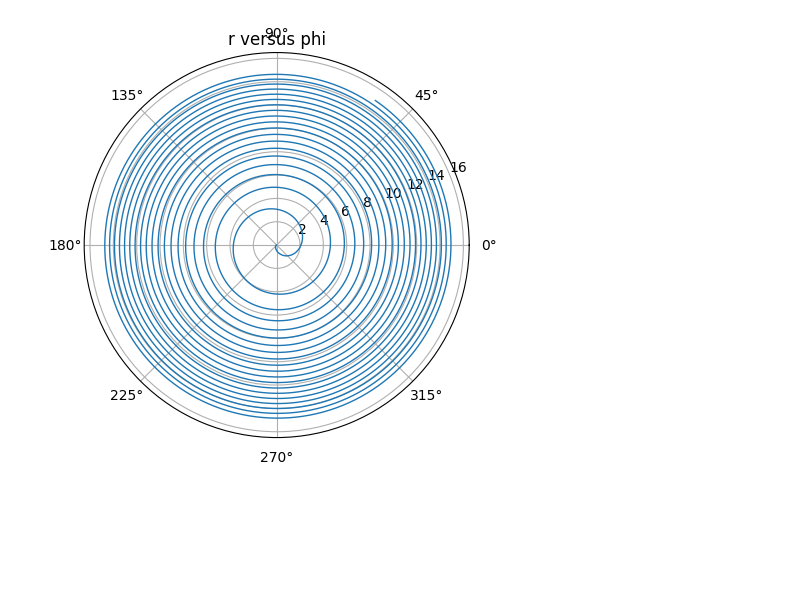
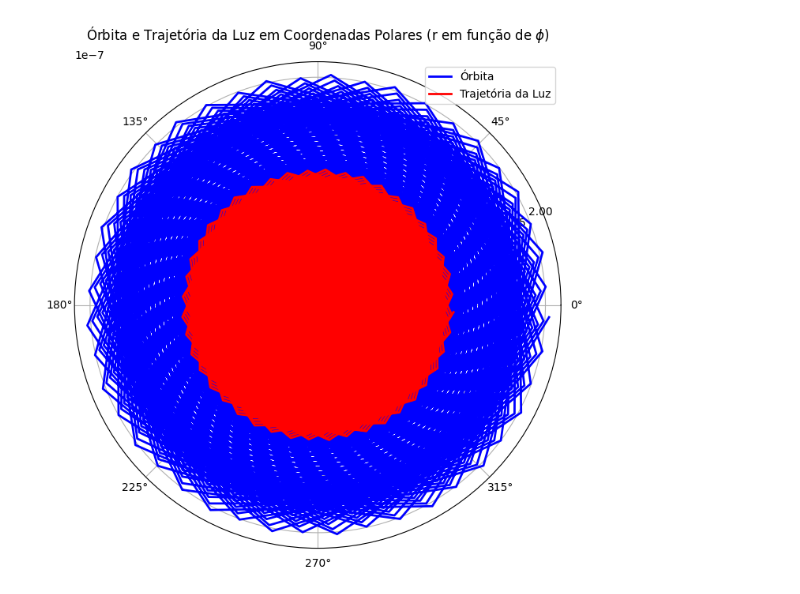
Before and after one commit to Victu42/trabalho_final, a Jupyter notebook: plot.ipynb, the cells around one changed output. Saved outputs shown, nothing was run; the diff lists cells and outputs as text; code cells hidden in the pictures; blank space fills up the shorter version.

Commit message:
pequenas mudanças de parâmetros

```diff
--- a/plot.ipynb
+++ b/plot.ipynb
@@ -49,4 +1,43 @@ def plotar_coordenadas_polares(arquivo):
-# %%
-plotar_coordenadas_polares('orbit_data.txt')
-# %% [output]
-[figure, removed]
+# %%
+import numpy as np
+import pandas as pd
+import matplotlib.pyplot as plt
+
+def plot_polar_data(file_path, color, label):
+    """
+    Função para plotar dados em coordenadas polares.
+
+    Parâmetros:
+        file_path (str): Caminho do arquivo de dados.
+        color (str): Cor da linha do gráfico.
+        label (str): Legenda do gráfico.
+    """
+    # Lê o arquivo, ignorando a primeira linha
+    data = pd.read_csv(file_path, skiprows=1, delim_whitespace=True, header=None)
+
+    # Assume que a primeira coluna é phi (ângulo) e a segunda é r (raio)
+    phi = data[0].values  # Ângulo em radianos
+    r = data[1].values    # Raio
+
+    # Plota os dados
+    ax.plot(phi, r, label=label, color=color, linewidth=2)
+
+# Cria uma figura com um único gráfico polar
+plt.figure(figsize=(8, 8))
+ax = plt.subplot(111, projection='polar')
+
+# Plota a órbita (orbit_data.txt)
+plot_polar_data("orbit_data.txt", "blue", "Órbita")
+
+# Plota a trajetória da luz (eye_data.txt)
+!plot_polar_data("eye_data.txt", "red", "Trajetória da Luz")
+
+# Configurações do gráfico
+ax.set_title("Órbita e Trajetória da Luz em Coordenadas Polares (r em função de $\phi$)", pad=20)
+ax.grid(True)
+ax.legend(loc='upper right')
+
+# Exibe o gráfico
+plt.show()
+# %% [output]
+[figure, added]
```
Also changed, not shown: parts of 1 cell of this notebook, 12 other files.
